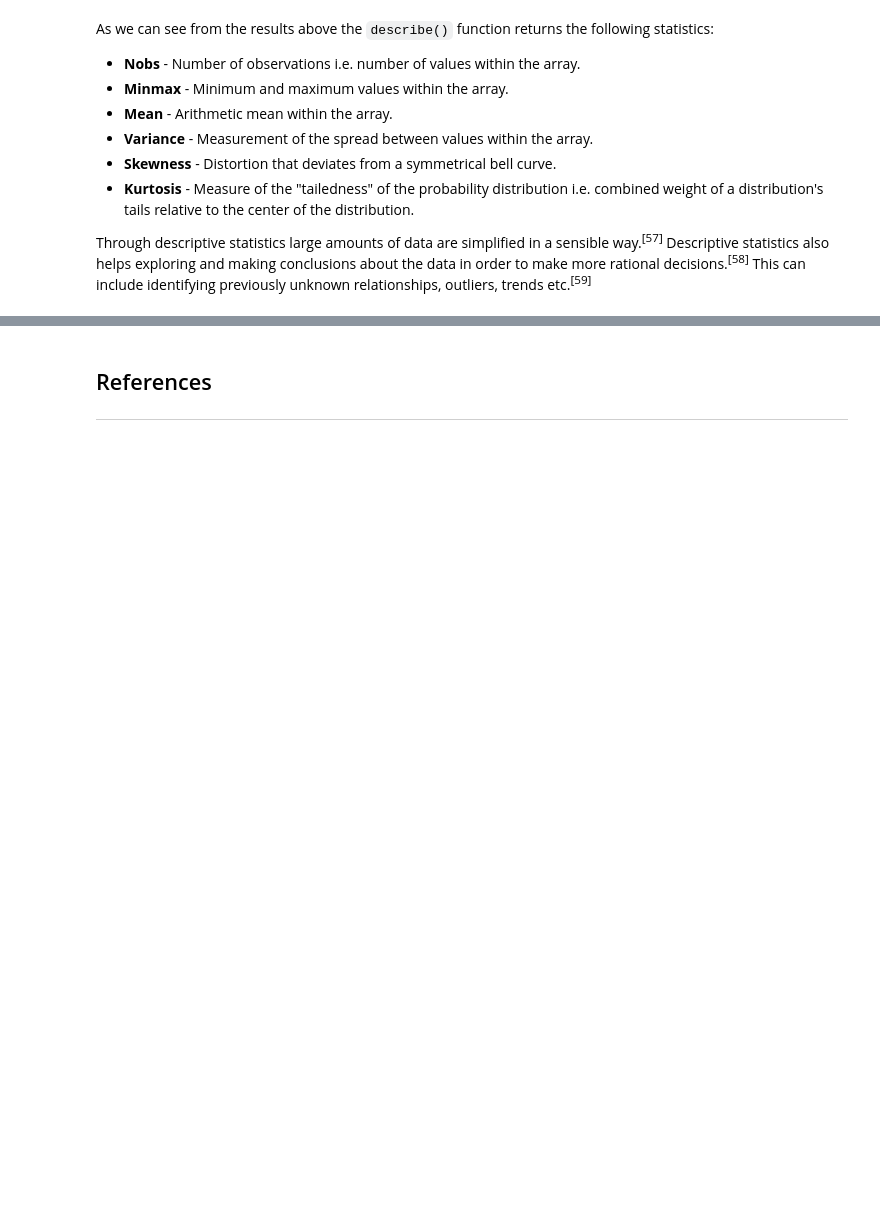
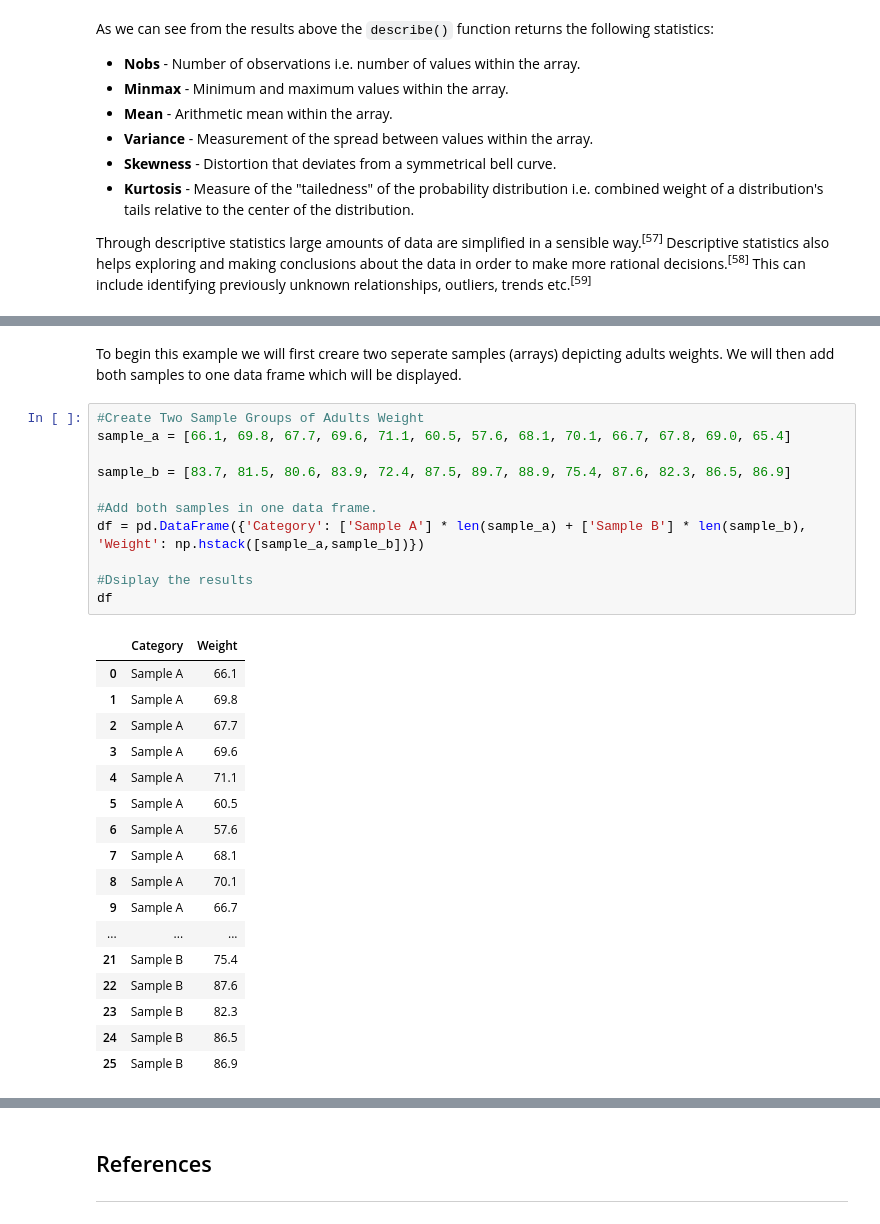
Before and after one commit to JPLee01/Machine_Learning_and_Statistics, a Jupyter notebook: scipy-stats.ipynb, the cells around one changed output, grey strips where cells are left out. Cells and saved outputs as stored; diff of their text form; blank space fills up the shorter version.

```diff
--- a/scipy-stats.ipynb
+++ b/scipy-stats.ipynb
@@ -324,0 +325,31 @@ The author will now conduct a independent sample T-test.
+# %% [markdown]
+To begin this example we will first creare two seperate samples (arrays) depicting adults weights. We will then add both samples to one data frame which will be displayed.
+# %%
+#Create Two Sample Groups of Adults Weight
+sample_a = [66.1, 69.8, 67.7, 69.6, 71.1, 60.5, 57.6, 68.1, 70.1, 66.7, 67.8, 69.0, 65.4]
+
+sample_b = [83.7, 81.5, 80.6, 83.9, 72.4, 87.5, 89.7, 88.9, 75.4, 87.6, 82.3, 86.5, 86.9]
+
+#Add both samples in one data frame.
+df = pd.DataFrame({'Category': ['Sample A'] * len(sample_a) + ['Sample B'] * len(sample_b), 'Weight': np.hstack([sample_a,sample_b])})
+
+#Dsiplay the results
+df
+# %% [output]
+|  | Category | Weight |
+| 0 | Sample A | 66.1 |
+| 1 | Sample A | 69.8 |
+| 2 | Sample A | 67.7 |
+| 3 | Sample A | 69.6 |
+| 4 | Sample A | 71.1 |
+| 5 | Sample A | 60.5 |
+| 6 | Sample A | 57.6 |
+| 7 | Sample A | 68.1 |
+| 8 | Sample A | 70.1 |
+| 9 | Sample A | 66.7 |
+| ... | ... | ... |
+| 21 | Sample B | 75.4 |
+| 22 | Sample B | 87.6 |
+| 23 | Sample B | 82.3 |
+| 24 | Sample B | 86.5 |
+| 25 | Sample B | 86.9 |
```
Also changed, not shown: parts of 18 cells of this notebook.
